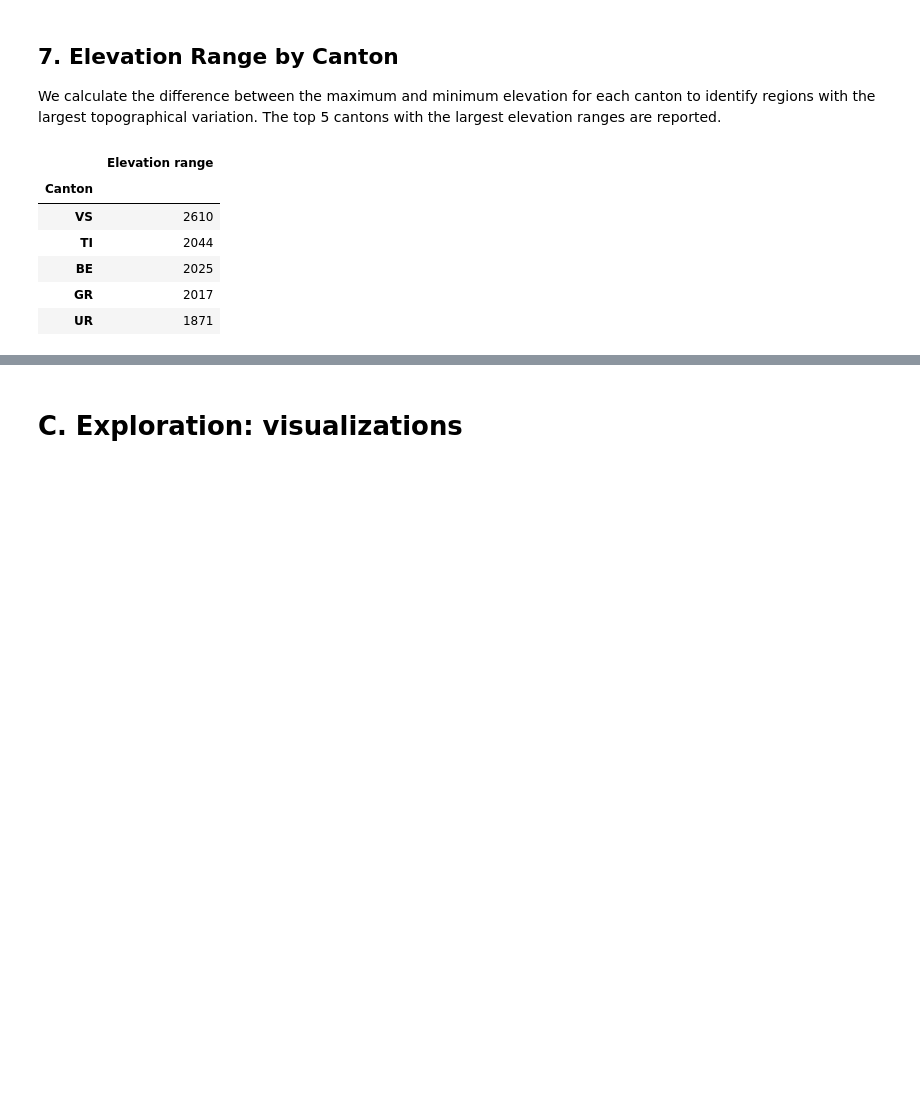
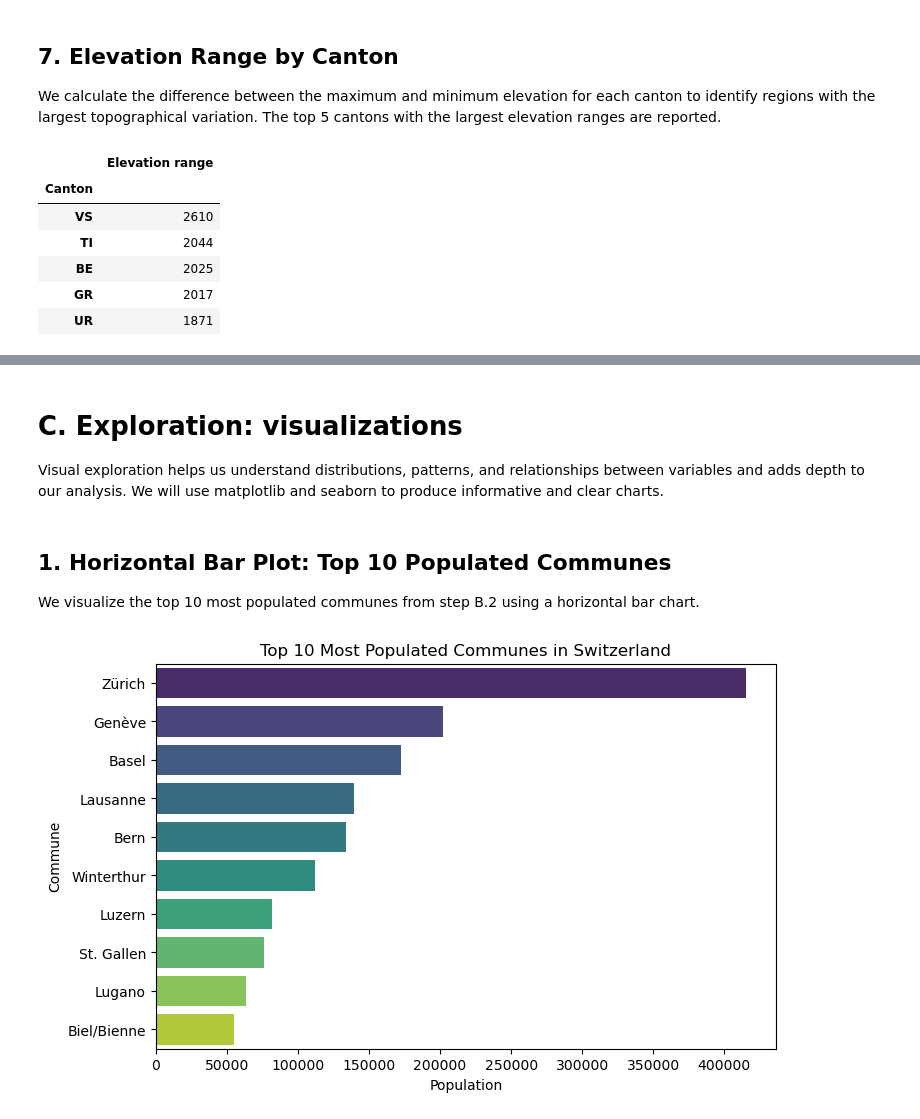
Before and after one commit to mamefatylo/EPFL_swiss_communes_project, a Jupyter notebook: communes_solution.ipynb, the cells around one changed output, grey strips where cells are left out. Cells and saved outputs as stored; diff of their text form; code cells hidden in the pictures; blank space fills up the shorter version.

Commit message:
Visualisations

```diff
--- a/communes_solution.ipynb
+++ b/communes_solution.ipynb
@@ -621,2 +639,4 @@ display(top5_elevation)
 # %% [markdown]
 # C. Exploration: visualizations
+
+Visual exploration helps us understand distributions, patterns, and relationships between variables and adds depth to our analysis. We will use matplotlib and seaborn to produce informative and clear charts.
@@ -622,0 +648,18 @@ display(top5_elevation)
+# %% [markdown]
+## 1. Horizontal Bar Plot: Top 10 Populated Communes
+
+We visualize the top 10 most populated communes from step B.2 using a horizontal bar chart.
+# %%
+# Top 10 most populated communes (from previous step)
+top10 = top_10_most_pop.copy()
+
+# Plot horizontal bar chart
+plt.figure(figsize=(8,5))
+sns.barplot(x="Residents", y="Commune", data=top10, palette="viridis")
+
+plt.title("Top 10 Most Populated Communes in Switzerland")
+plt.xlabel("Population")
+plt.ylabel("Commune")
+plt.show()
+# %% [output]
+[figure, added]
```
Also changed, not shown: parts of 13 cells of this notebook.
